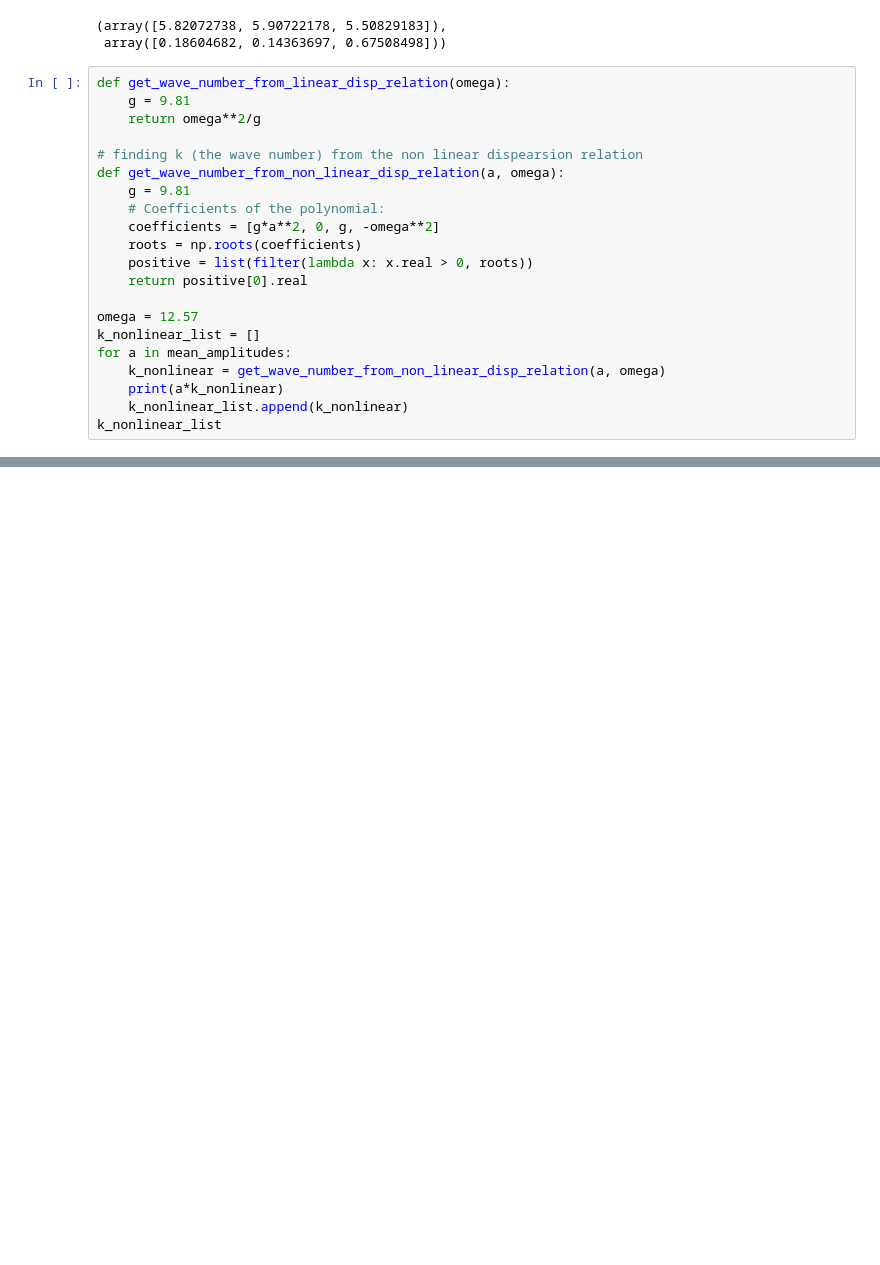
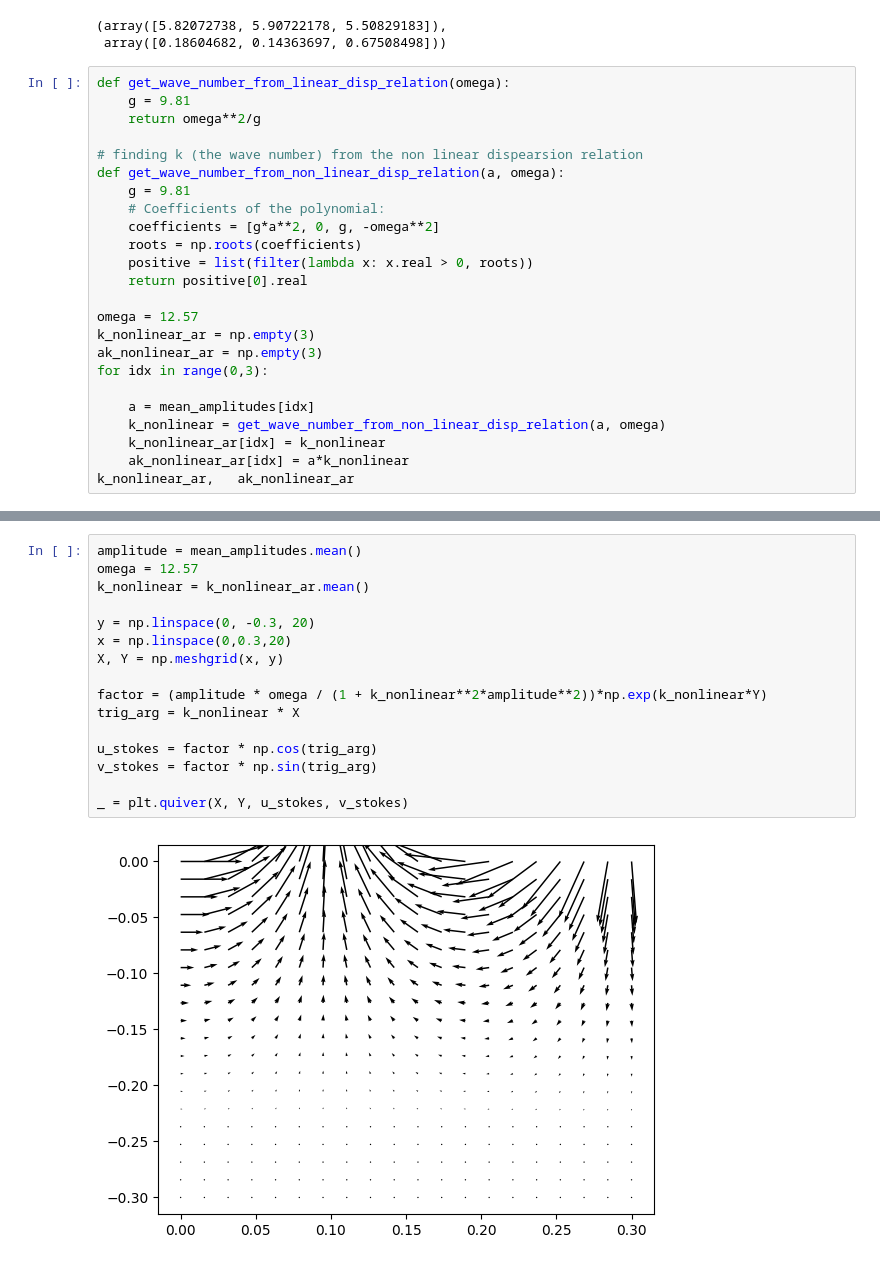
Before and after one commit to AnnaWojciechowska/MEK4600, a Jupyter notebook: ultrasound_data_processing/amplitude_01.ipynb, the cells around one changed output, grey strips where cells are left out. Drawn from its saved outputs; the diff is of its cells as text; blank space fills up the shorter version.

```diff
--- a/ultrasound_data_processing/amplitude_01.ipynb
+++ b/ultrasound_data_processing/amplitude_01.ipynb
@@ -150,10 +150,13 @@ def get_wave_number_from_non_linear_disp_relation(a, omega):
     return positive[0].real
 
 omega = 12.57
-k_nonlinear_list = []
-for a in mean_amplitudes:
+k_nonlinear_ar = np.empty(3)
+ak_nonlinear_ar = np.empty(3)
+for idx in range(0,3):
+
+    a = mean_amplitudes[idx]
     k_nonlinear = get_wave_number_from_non_linear_disp_relation(a, omega)
-    print(a*k_nonlinear)
-    k_nonlinear_list.append(k_nonlinear)
-k_nonlinear_list
+    k_nonlinear_ar[idx] = k_nonlinear
+    ak_nonlinear_ar[idx] = a*k_nonlinear
+k_nonlinear_ar,   ak_nonlinear_ar
 # %% [output]
@@ -163,0 +169,18 @@ k_nonlinear_list
+# %%
+amplitude = mean_amplitudes.mean()
+omega = 12.57
+k_nonlinear = k_nonlinear_ar.mean()
+
+y = np.linspace(0, -0.3, 20)
+x = np.linspace(0,0.3,20)
+X, Y = np.meshgrid(x, y)
+
+factor = (amplitude * omega / (1 + k_nonlinear**2*amplitude**2))*np.exp(k_nonlinear*Y)
+trig_arg = k_nonlinear * X
+
+u_stokes = factor * np.cos(trig_arg)
+v_stokes = factor * np.sin(trig_arg)
+
+_ = plt.quiver(X, Y, u_stokes, v_stokes)
+# %% [output]
+[figure, added]
```
Also changed, not shown: parts of 5 cells of this notebook, 1 other file.
